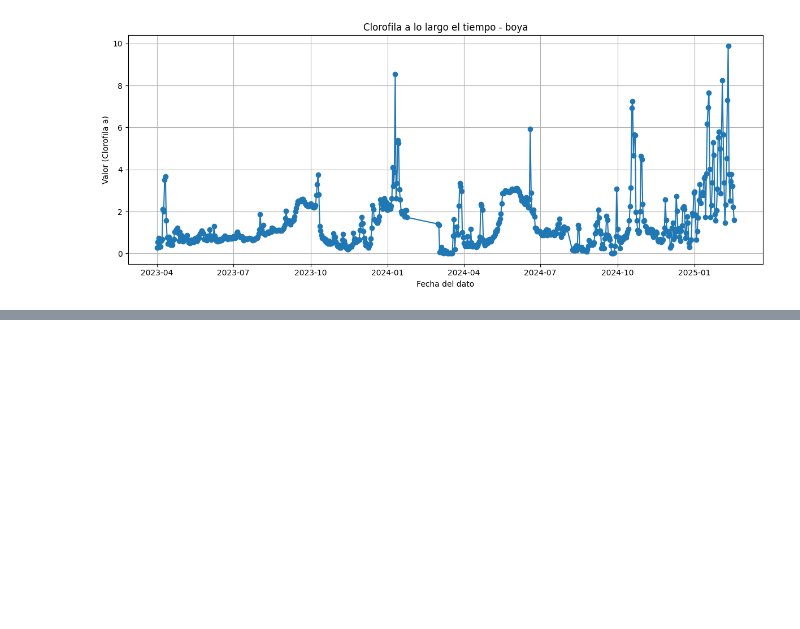
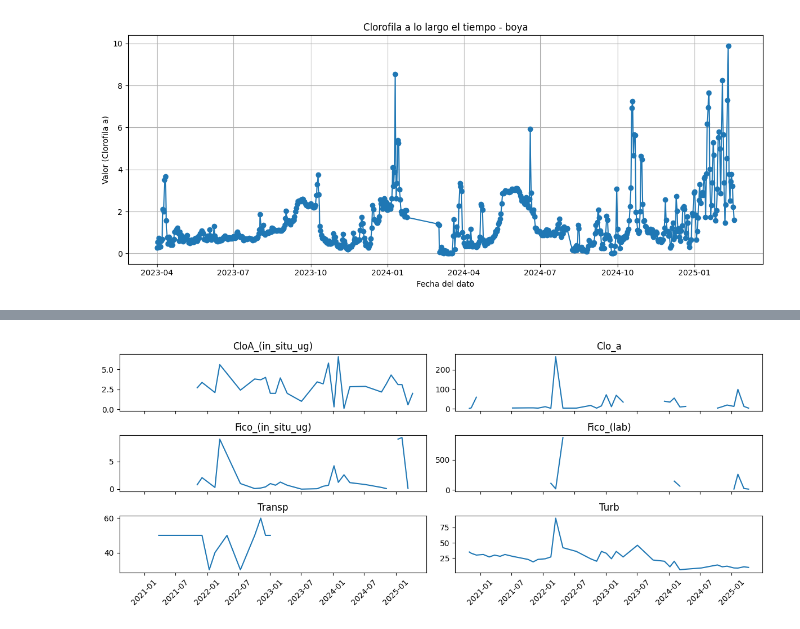
Before and after one commit to FelipeSBarros/EAD_doutorado, a Jupyter notebook: NoteBooks/Comparativo_monitoreo_automatica.ipynb, the cells around one changed output, grey strips where cells are left out. Drawn from its saved outputs; the diff is of its cells as text; code cells hidden in the pictures; blank space fills up the shorter version.

```diff
--- a/NoteBooks/Comparativo_monitoreo_automatica.ipynb
+++ b/NoteBooks/Comparativo_monitoreo_automatica.ipynb
@@ -201,0 +223,36 @@ plt.show()
+# %%
+monintoreo_bonete['fecha_muestra'] = pd.to_datetime(monintoreo_bonete['fecha_muestra']).dt.date
+monintoreo_bonete.sort_values('fecha_muestra', inplace=True)
+# Obtenha a lista de parâmetros de forma ordenada (caso seja importante a ordem)
+# unique_params = sorted(mediciones['param'].unique())
+unique_params = [
+    'CloA_(in_situ_ug)',
+    'Clo_a',
+    'Fico_(in_situ_ug)',
+    'Fico_(lab)',
+    'Transp',
+    'Turb',]
+# unique_params
+
+monintoreo_bonete['valor_original'] = monintoreo_bonete['valor_original'].replace('<LC', None)
+monintoreo_bonete['valor_original'] = monintoreo_bonete['valor_original'].replace('<LD', None)
+monintoreo_bonete['valor_original'] = monintoreo_bonete['valor_original'].replace('NO ', None)
+monintoreo_bonete['valor_original'] = pd.to_numeric(monintoreo_bonete['valor_original'], errors='coerce')
+# %%
+# Cria a figura com 4 linhas e 2 colunas
+fig, axs = plt.subplots(3, 2, figsize=(12, 5), sharey=False, sharex=True)
+
+axs = axs.ravel()  # Transforma a matriz de eixos em um vetor para facilitar a iteração
+
+# Itera sobre cada parâmetro para plotar o respectivo gráfico
+for i, param in enumerate(unique_params):
+    grupo = monintoreo_bonete[monintoreo_bonete['param'] == param]
+    axs[i].plot(grupo['fecha_muestra'], grupo['valor_original'], linestyle='-', marker=None)
+    axs[i].set_title(param)
+    axs[i].tick_params(axis='x', rotation=45)  # Rotaciona os rótulos do eixo X
+
+
+plt.tight_layout()
+plt.show()
+# %% [output]
+[figure, added]
```
Also changed, not shown: parts of 26 cells of this notebook, 2 other files.
